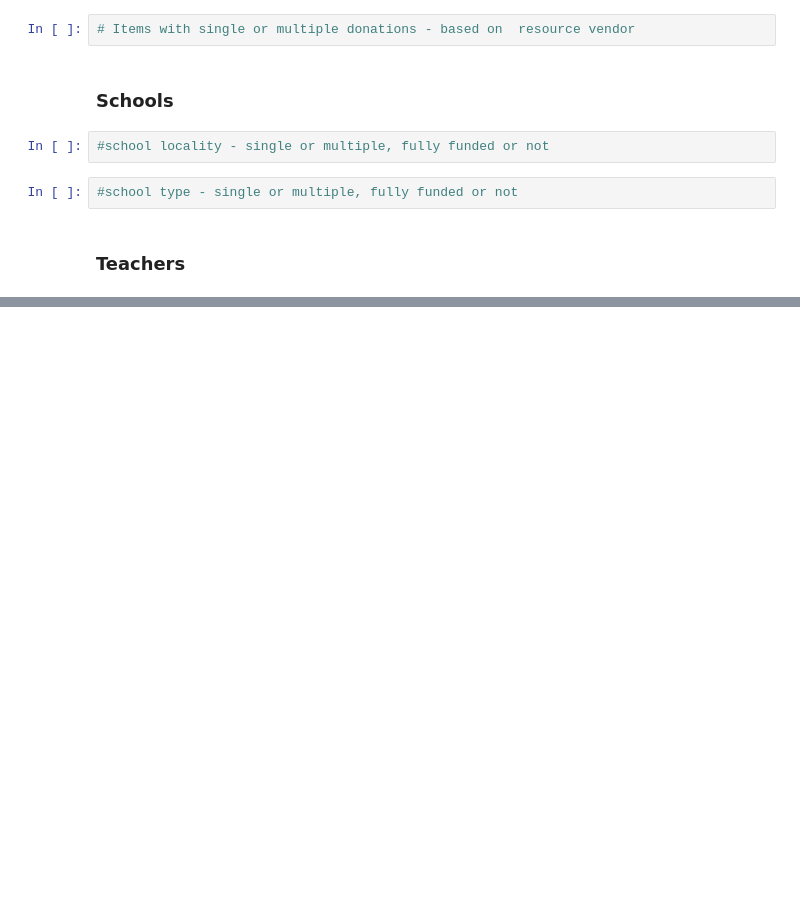
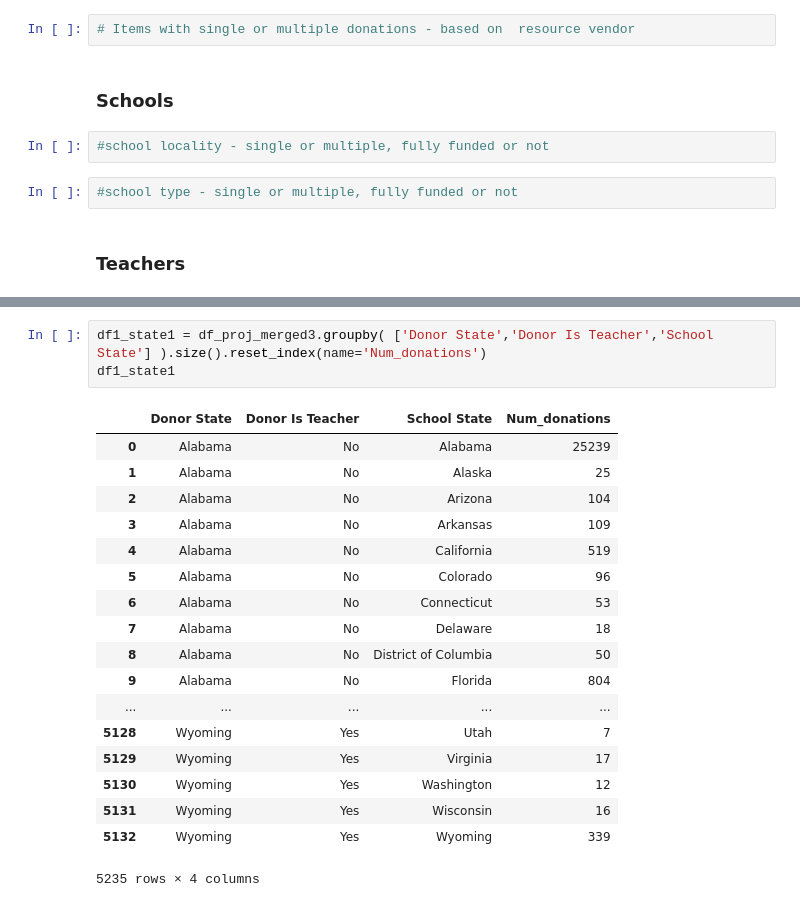
Before and after one commit to prasunshrestha/recommendation_system_for_donors, a Jupyter notebook: ADS_Social_Good_Recommender_System_Notebook.ipynb, the cells around one changed output, grey strips where cells are left out. Drawn from its saved outputs; the diff is of its cells as text; blank space fills up the shorter version.

```diff
--- a/ADS_Social_Good_Recommender_System_Notebook.ipynb
+++ b/ADS_Social_Good_Recommender_System_Notebook.ipynb
@@ -476,0 +510,22 @@ plt.title("Completion status of projects");
+# %%
+df1_state1 = df_proj_merged3.groupby( ['Donor State','Donor Is Teacher','School State'] ).size().reset_index(name='Num_donations')
+df1_state1
+# %% [output]
+|  | Donor State | Donor Is Teacher | School State | Num_donations |
+| 0 | Alabama | No | Alabama | 25239 |
+| 1 | Alabama | No | Alaska | 25 |
+| 2 | Alabama | No | Arizona | 104 |
+| 3 | Alabama | No | Arkansas | 109 |
+| 4 | Alabama | No | California | 519 |
+| 5 | Alabama | No | Colorado | 96 |
+| 6 | Alabama | No | Connecticut | 53 |
+| 7 | Alabama | No | Delaware | 18 |
+| 8 | Alabama | No | District of Columbia | 50 |
+| 9 | Alabama | No | Florida | 804 |
+| ... | ... | ... | ... | ... |
+| 5128 | Wyoming | Yes | Utah | 7 |
+| 5129 | Wyoming | Yes | Virginia | 17 |
+| 5130 | Wyoming | Yes | Washington | 12 |
+| 5131 | Wyoming | Yes | Wisconsin | 16 |
+| 5132 | Wyoming | Yes | Wyoming | 339 |
+5235 rows × 4 columns
```
Also changed, not shown: parts of 12 cells of this notebook.
